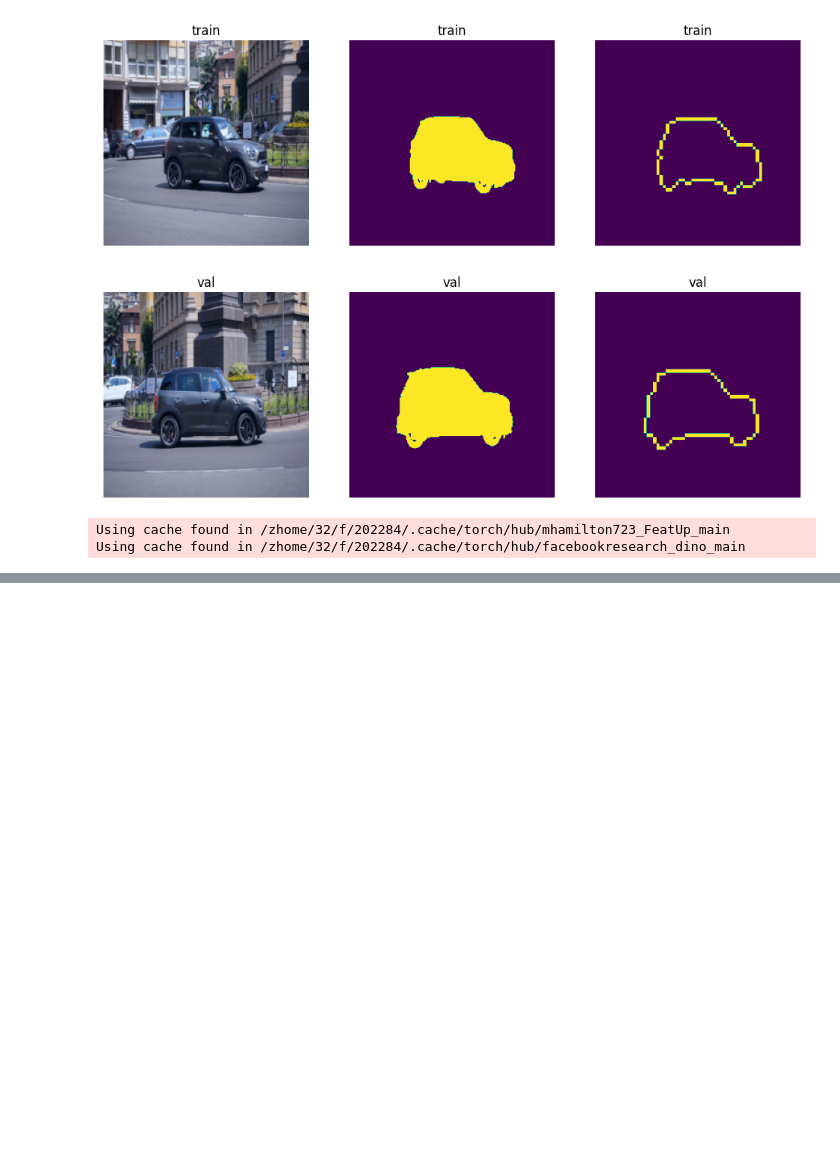
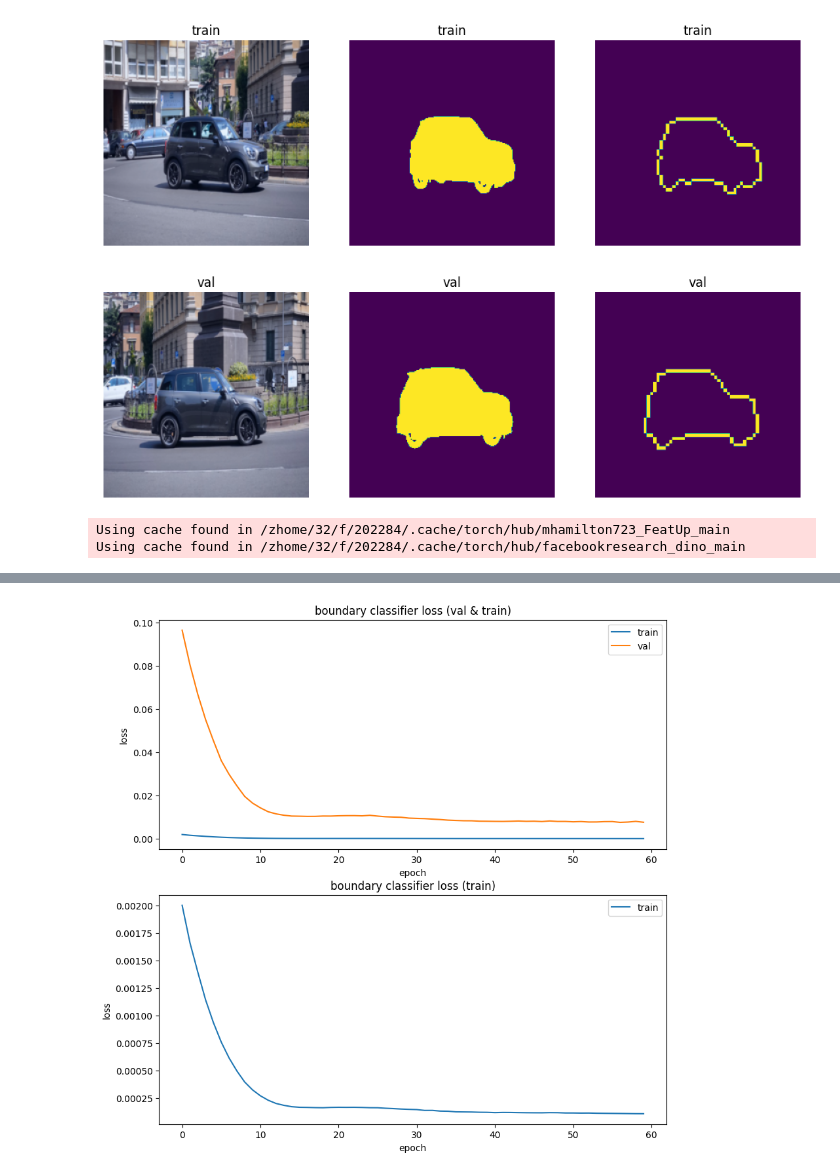
Before and after one commit to wcbup/VOS_boundary_tracking, a Jupyter notebook: bou_sim_prop.ipynb, the cells around one changed output, grey strips where cells are left out. Saved outputs shown, nothing was run; the diff lists cells and outputs as text; code cells hidden in the pictures; blank space fills up the shorter version.

Commit message:
week33 youtube data aug

```diff
--- a/bou_sim_prop.ipynb
+++ b/bou_sim_prop.ipynb
@@ -1393,0 +1529,4 @@ plt.show()
+# %%
+binary_def_classifier = BinaryDefClassifier(True).cuda()
+focal_loss = FocalLoss()
+optimizer = torch.optim.Adam(binary_def_classifier.parameters(), lr=1e-4)
@@ -1393,0 +1536,20 @@ plt.show()
+# %%
+loss_dict = {}
+val_loss_dict = {}
+epoch_num =  60
+# %%
+for e in range(epoch_num):
+    total_loss = 0.0
+    pred_bou_results = binary_def_classifier(img_tensor.unsqueeze(0).cuda())
+    # print(pred_bou_results.shape, boundary_img_tensor.shape)
+    loss = focal_loss(pred_bou_results, boundary_img_tensor.unsqueeze(0))
+    optimizer.zero_grad()
+    loss.backward()
+    optimizer.step()
+    total_loss += loss.item()
+    loss_dict[e] = total_loss / len(val_infer_set.raw_data_set)
+    val_loss = 0.0
+    val_pred_bou_results = binary_def_classifier(val_img_tensor.unsqueeze(0).cuda())
+    val_loss = focal_loss(val_pred_bou_results, val_boundary_img_tensor.unsqueeze(0))
+    val_loss_dict[e] = val_loss.item()
+    print(f"epoch {e} loss: {loss_dict[e]} val_loss: {val_loss.item()}")
@@ -1393,0 +1574,19 @@ plt.show()
+# %%
+# plot the loss curve
+plt.figure(figsize=(10, 10))
+plt.subplot(2, 1, 1)
+plt.plot(list(loss_dict.keys()), list(loss_dict.values()), label="train")
+plt.plot(list(val_loss_dict.keys()), list(val_loss_dict.values()), label="val")
+plt.legend()
+plt.xlabel("epoch")
+plt.ylabel("loss")
+plt.title("boundary classifier loss (val & train)")
+plt.subplot(2, 1, 2)
+plt.plot(list(loss_dict.keys()), list(loss_dict.values()), label="train")
+plt.xlabel("epoch")
+plt.ylabel("loss")
+plt.legend()
+plt.title("boundary classifier loss (train)")
+plt.show()
+# %% [output]
+[figure, added]
```
Also changed, not shown: parts of 11 cells of this notebook, 16 other files.
